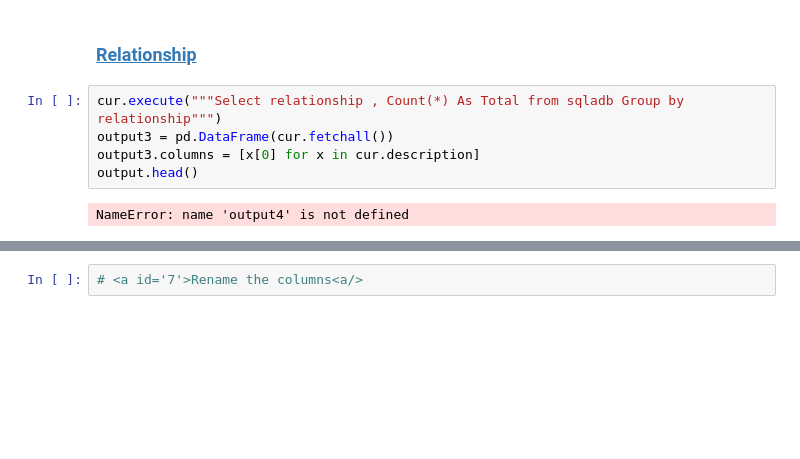
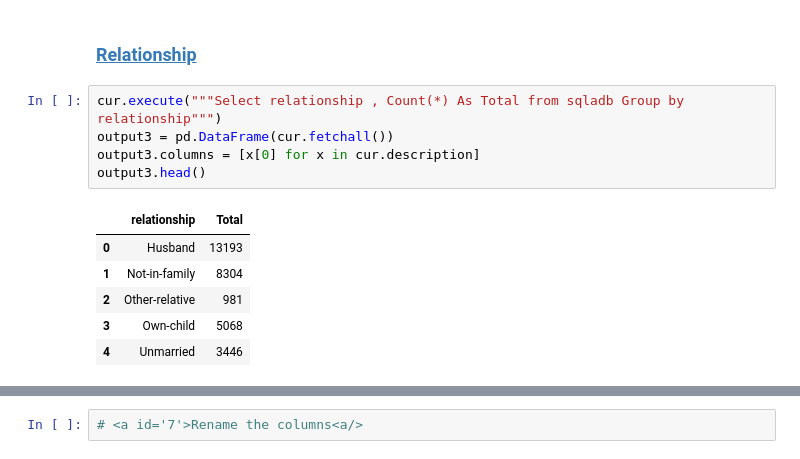
Before and after one commit to RancyChepchirchir/Assignments, a Jupyter notebook: 07.Assignment-SQL.ipynb, the cells around one changed output, grey strips where cells are left out. Drawn from its saved outputs; the diff is of its cells as text; blank space fills up the shorter version.

```diff
--- a/07.Assignment-SQL.ipynb
+++ b/07.Assignment-SQL.ipynb
@@ -145,7 +145,12 @@ output2.head()
 # %%
 cur.execute("""Select relationship , Count(*) As Total from sqladb Group by relationship""")
 output3 = pd.DataFrame(cur.fetchall())
 output3.columns = [x[0] for x in cur.description]
-output.head()
+output3.head()
 # %% [output]
-NameError: name 'output4' is not defined
+|  | relationship | Total |
+| 0 | Husband | 13193 |
+| 1 | Not-in-family | 8304 |
+| 2 | Other-relative | 981 |
+| 3 | Own-child | 5068 |
+| 4 | Unmarried | 3446 |
```
Also changed, not shown: parts of 29 cells of this notebook.
